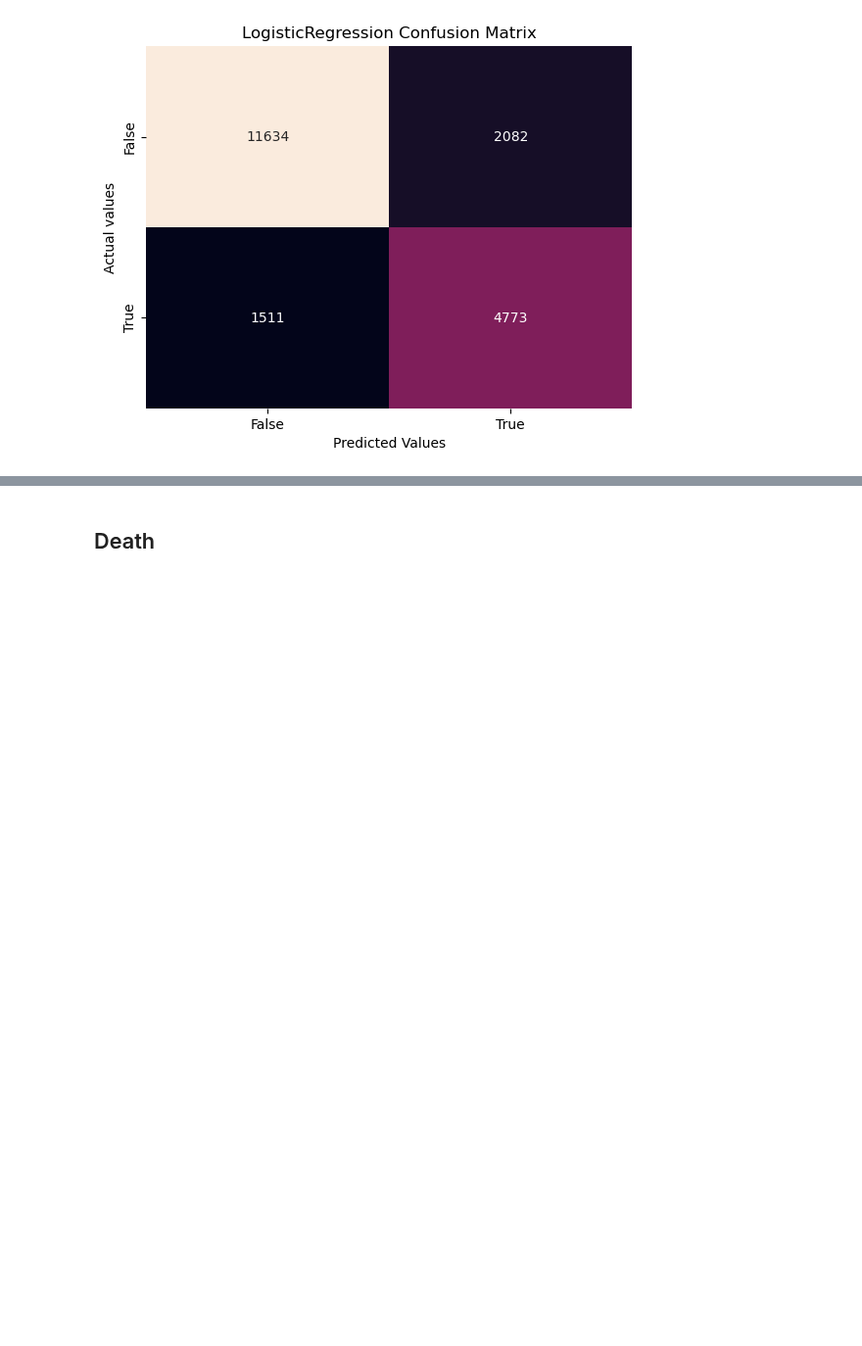
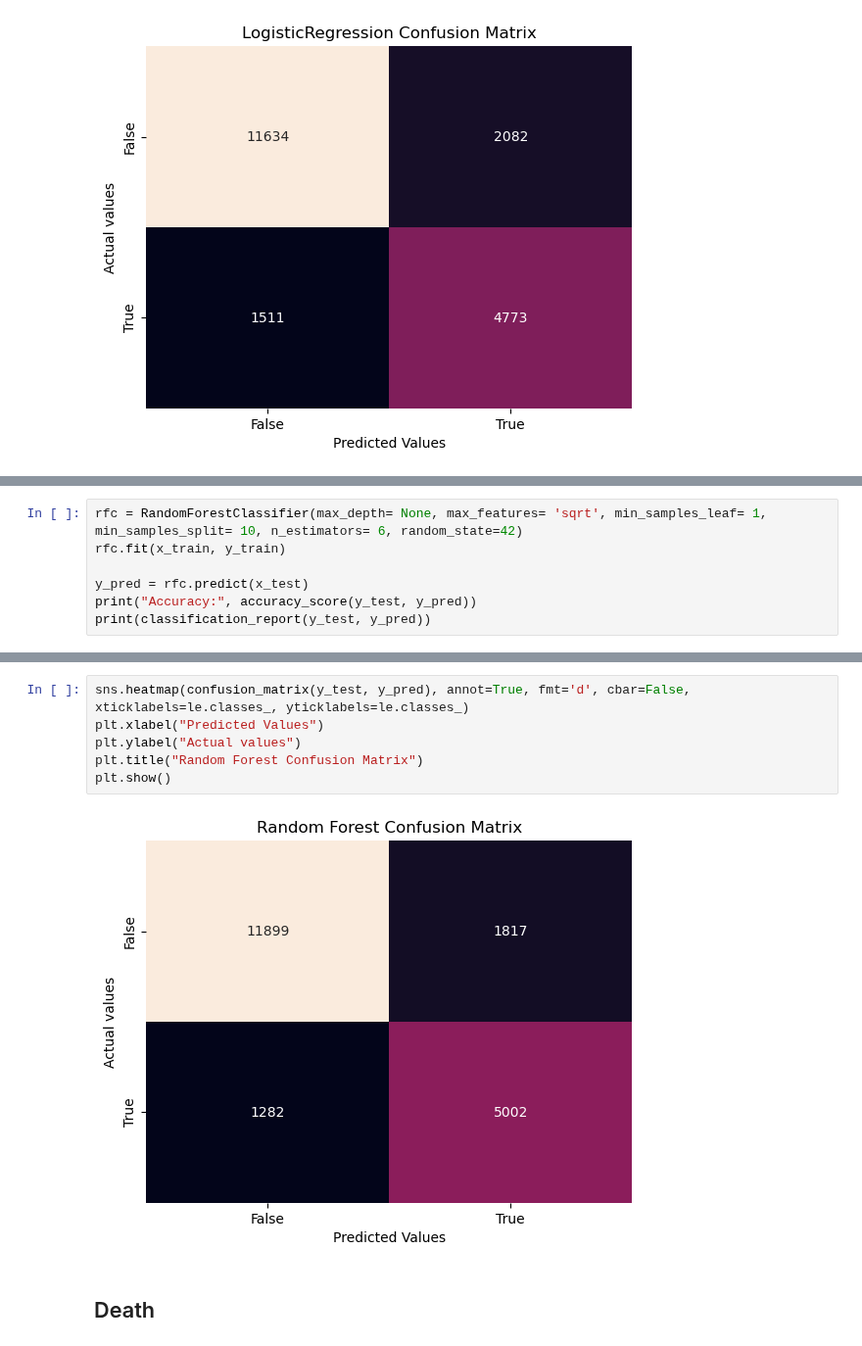
Before and after one commit to bizzfuzz/CHOP-comprehensive-hospital-outcome-prediction-system, a Jupyter notebook: models.ipynb, the cells around one changed output, grey strips where cells are left out. Shown at 98% size. Drawn from its saved outputs; the diff is of its cells as text; blank space fills up the shorter version.

Commit message:
added random forest classifier for readmissions

```diff
--- a/models.ipynb
+++ b/models.ipynb
@@ -400,0 +405,7 @@ plt.show()
+# %%
+rfc = RandomForestClassifier(max_depth= None, max_features= 'sqrt', min_samples_leaf= 1, min_samples_split= 10, n_estimators= 6, random_state=42)
+rfc.fit(x_train, y_train)
+
+y_pred = rfc.predict(x_test)
+print("Accuracy:", accuracy_score(y_test, y_pred))
+print(classification_report(y_test, y_pred))
@@ -401,3 +422,11 @@ plt.show()
+# %%
+sns.heatmap(confusion_matrix(y_test, y_pred), annot=True, fmt='d', cbar=False, xticklabels=le.classes_, yticklabels=le.classes_)
+plt.xlabel("Predicted Values")
+plt.ylabel("Actual values")
+plt.title("Random Forest Confusion Matrix")
+plt.show()
+# %% [output]
+[figure, added]
 # %% [markdown]
 ## Death
 # %%
```
Also changed, not shown: parts of 7 cells of this notebook, 1 other file.
